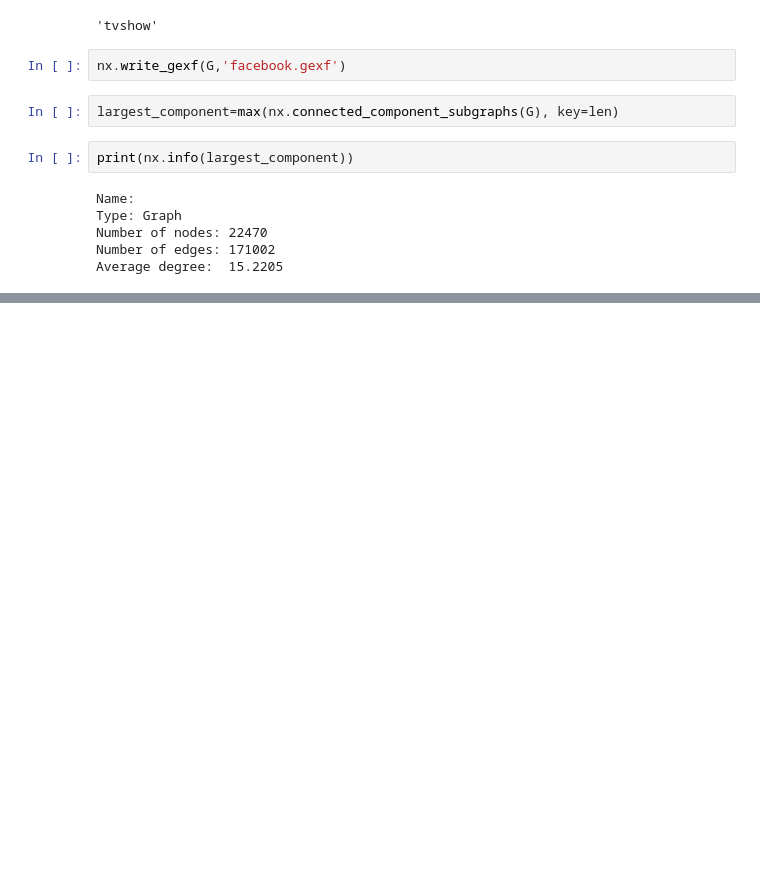
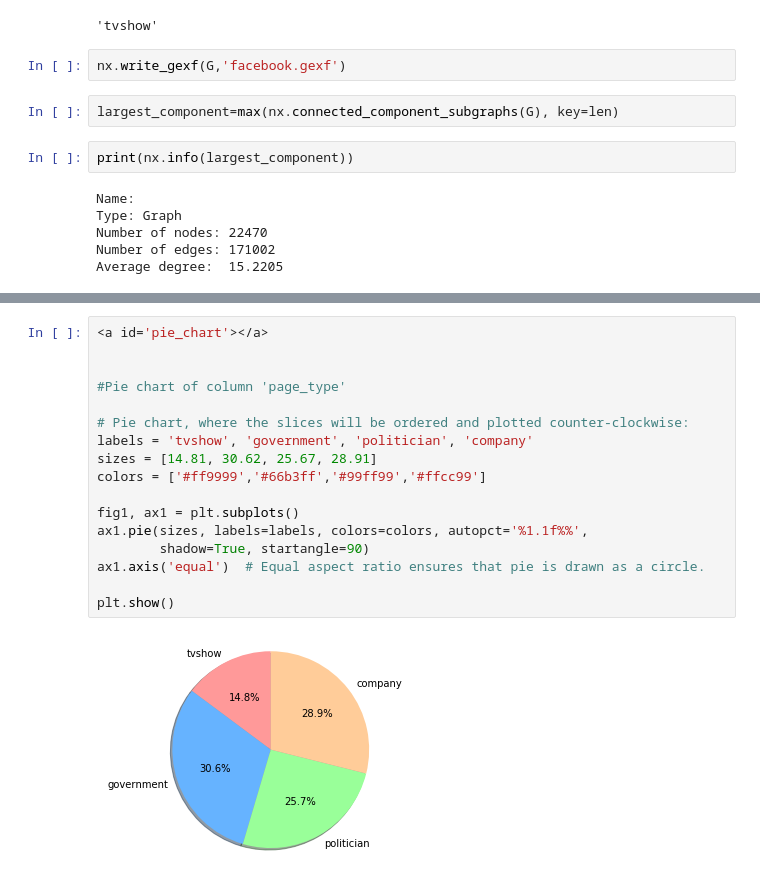
Before and after one commit to nhiyobie/networking-iu-finalproject-facebook, a Jupyter notebook: Untitled.ipynb, the cells around one changed output, grey strips where cells are left out. Cells and saved outputs as stored; diff of their text form; blank space fills up the shorter version.

```diff
--- a/Untitled.ipynb
+++ b/Untitled.ipynb
@@ -90,0 +137,19 @@ Average degree:  15.2205
+# %%
+<a id='pie_chart'></a>
+
+
+#Pie chart of column 'page_type'
+
+# Pie chart, where the slices will be ordered and plotted counter-clockwise:
+labels = 'tvshow', 'government', 'politician', 'company'
+sizes = [14.81, 30.62, 25.67, 28.91]
+colors = ['#ff9999','#66b3ff','#99ff99','#ffcc99']
+
+fig1, ax1 = plt.subplots()
+ax1.pie(sizes, labels=labels, colors=colors, autopct='%1.1f%%',
+        shadow=True, startangle=90)
+ax1.axis('equal')  # Equal aspect ratio ensures that pie is drawn as a circle.
+
+plt.show()
+# %% [output]
+[figure, added]
```
Also changed, not shown: parts of 9 cells of this notebook.
